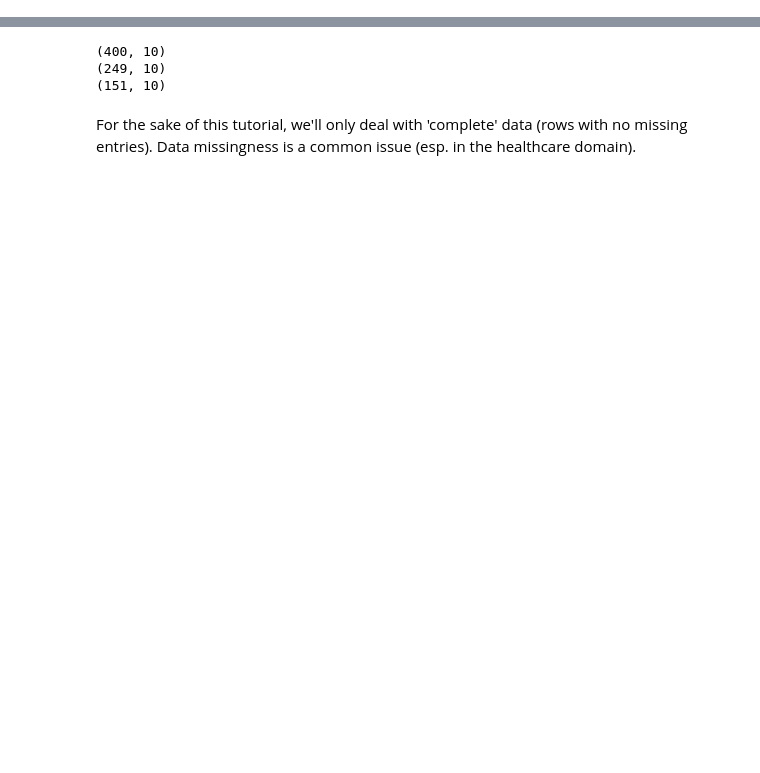
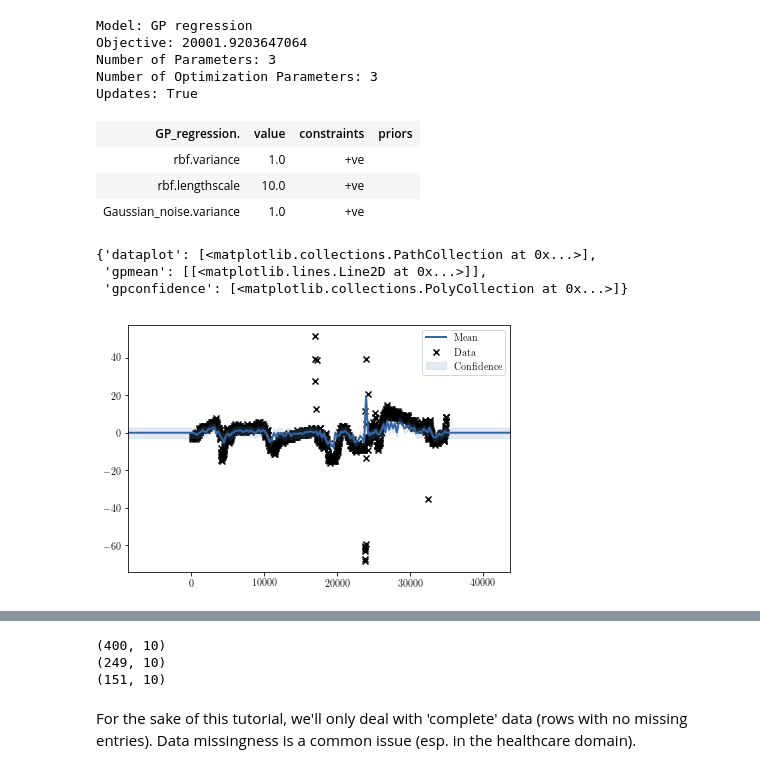
Before and after one commit to dataforager/DSA2019-gp_tutorial, a Jupyter notebook: gp_tutorial_DSA2019.ipynb, the cells around one changed output, grey strips where cells are left out. Cells and saved outputs as stored; diff of their text form; code cells hidden in the pictures; blank space fills up the shorter version.

Commit message:
Update GP regression material...

```diff
--- a/gp_tutorial_DSA2019.ipynb
+++ b/gp_tutorial_DSA2019.ipynb
@@ -13,0 +51,13 @@ Generate unstructured, nonstationary time series data (**TO DO**)
+# %%
+time_since_start = icu_data.iloc[:,0].values
+map_values = icu_data.iloc[:,1].values
+
+# we'll center the map values by substracting the mean
+map_values = map_values - np.mean(map_values)
+
+end_of_train = np.where(time_since_start >= 35000)[0][0]
+
+train_X = np.expand_dims(time_since_start[:end_of_train],1)
+train_Y = np.expand_dims(map_values[:end_of_train],1)
+test_X = np.expand_dims(time_since_start[end_of_train:],1)
+test_Y = np.expand_dims(map_values[end_of_train:],1)
@@ -13,0 +66,21 @@ Generate unstructured, nonstationary time series data (**TO DO**)
+# %%
+kernel = GPy.kern.RBF(input_dim=1, variance=1., lengthscale=10.)
+# %%
+m = GPy.models.GPRegression(train_X,train_Y,kernel)
+# %%
+display(m)
+m.plot()
+# %% [output]
+Model: GP regression
+Objective: 20001.9203647064
+Number of Parameters: 3
+Number of Optimization Parameters: 3
+Updates: True
+| GP_regression. | value | constraints | priors |
+| rbf.variance | 1.0 | +ve |  |
+| rbf.lengthscale | 10.0 | +ve |  |
+| Gaussian_noise.variance | 1.0 | +ve |  |
+{'dataplot': [<matplotlib.collections.PathCollection at 0x...>],
+ 'gpmean': [[<matplotlib.lines.Line2D at 0x...>]],
+ 'gpconfidence': [<matplotlib.collections.PolyCollection at 0x...>]}
+[figure, added]
```
Also changed, not shown: parts of 15 cells of this notebook.
